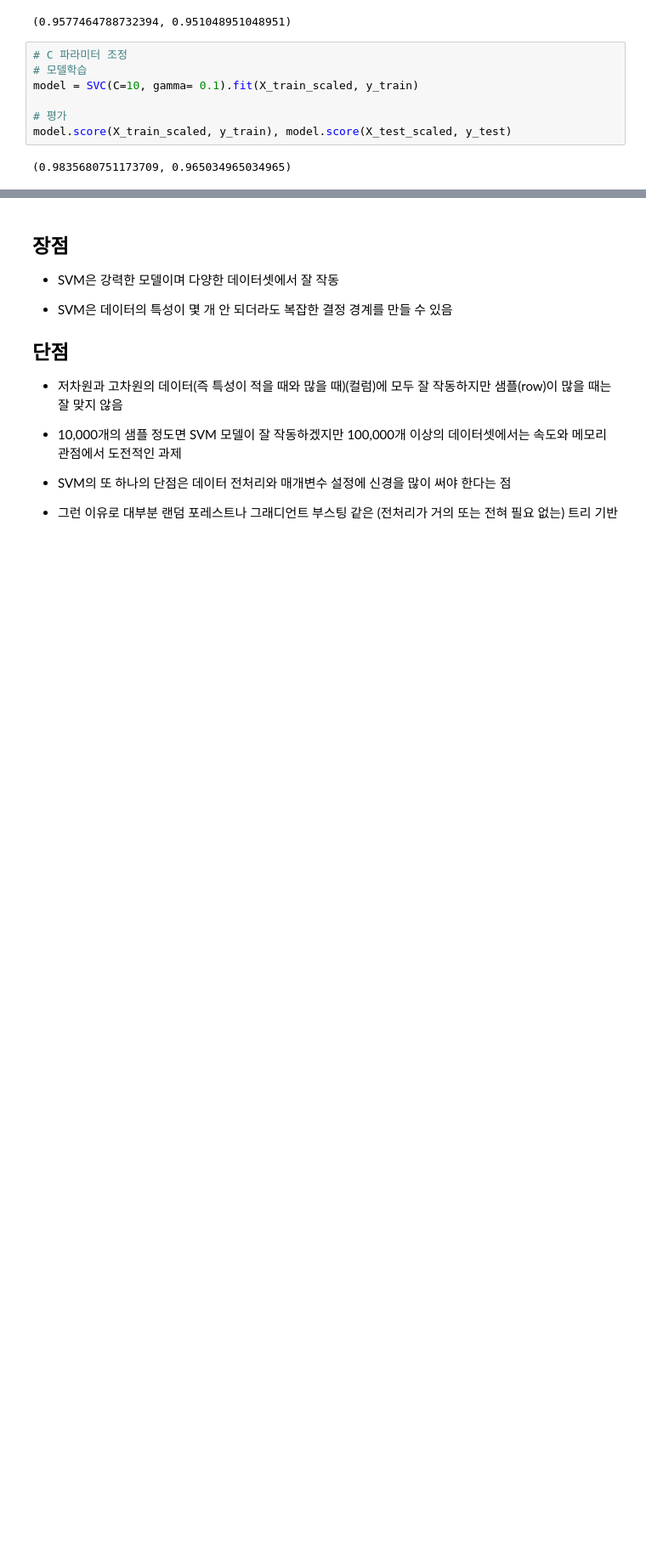
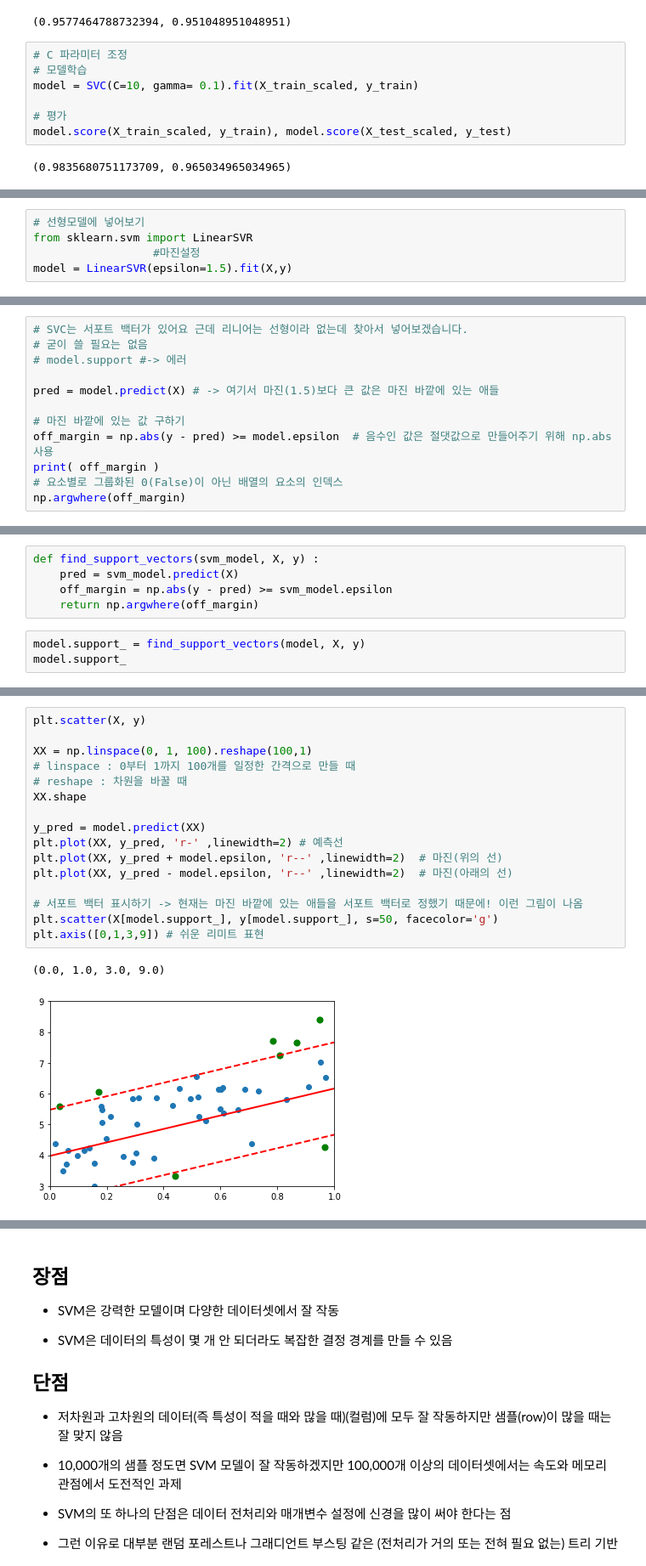
Before and after one commit to hwayoung306/AI, a Jupyter notebook: 20220427_ml_03_지도학습_SVM.ipynb, the cells around one changed output, grey strips where cells are left out. Shown: that part at 85% size. Saved outputs shown, nothing was run; the diff lists cells and outputs as text; blank space fills up the shorter version.

```diff
--- a/20220427_ml_03_지도학습_SVM.ipynb
+++ b/20220427_ml_03_지도학습_SVM.ipynb
@@ -444,0 +466,5 @@ model.score(X_train_scaled, y_train), model.score(X_test_scaled, y_test)
+# %%
+# 선형모델에 넣어보기
+from sklearn.svm import LinearSVR
+                  #마진설정
+model = LinearSVR(epsilon=1.5).fit(X,y)
@@ -444,0 +476,12 @@ model.score(X_train_scaled, y_train), model.score(X_test_scaled, y_test)
+# %%
+# SVC는 서포트 백터가 있어요 근데 리니어는 선형이라 없는데 찾아서 넣어보겠습니다.
+# 굳이 쓸 필요는 없음
+# model.support #-> 에러
+
+pred = model.predict(X) # -> 여기서 마진(1.5)보다 큰 값은 마진 바깥에 있는 애들
+
+# 마진 바깥에 있는 값 구하기
+off_margin = np.abs(y - pred) >= model.epsilon  # 음수인 값은 절댓값으로 만들어주기 위해 np.abs 사용
+print( off_margin )
+# 요소별로 그룹화된 0(False)이 아닌 배열의 요소의 인덱스
+np.argwhere(off_margin)
@@ -444,0 +502,8 @@ model.score(X_train_scaled, y_train), model.score(X_test_scaled, y_test)
+# %%
+def find_support_vectors(svm_model, X, y) :
+    pred = svm_model.predict(X)
+    off_margin = np.abs(y - pred) >= svm_model.epsilon
+    return np.argwhere(off_margin)
+# %%
+model.support_ = find_support_vectors(model, X, y)
+model.support_
@@ -444,0 +524,19 @@ model.score(X_train_scaled, y_train), model.score(X_test_scaled, y_test)
+# %%
+plt.scatter(X, y)
+
+XX = np.linspace(0, 1, 100).reshape(100,1)
+# linspace : 0부터 1까지 100개를 일정한 간격으로 만들 때
+# reshape : 차원을 바꿀 때
+XX.shape
+
+y_pred = model.predict(XX)
+plt.plot(XX, y_pred, 'r-' ,linewidth=2) # 예측선
+plt.plot(XX, y_pred + model.epsilon, 'r--' ,linewidth=2)  # 마진(위의 선)
+plt.plot(XX, y_pred - model.epsilon, 'r--' ,linewidth=2)  # 마진(아래의 선)
+
+# 서포트 백터 표시하기 -> 현재는 마진 바깥에 있는 애들을 서포트 백터로 정했기 때문에! 이런 그림이 나옴
+plt.scatter(X[model.support_], y[model.support_], s=50, facecolor='g')
+plt.axis([0,1,3,9]) # 쉬운 리미트 표현
+# %% [output]
+(0.0, 1.0, 3.0, 9.0)
+[figure, added]
```
Also changed, not shown: parts of 18 cells of this notebook.
